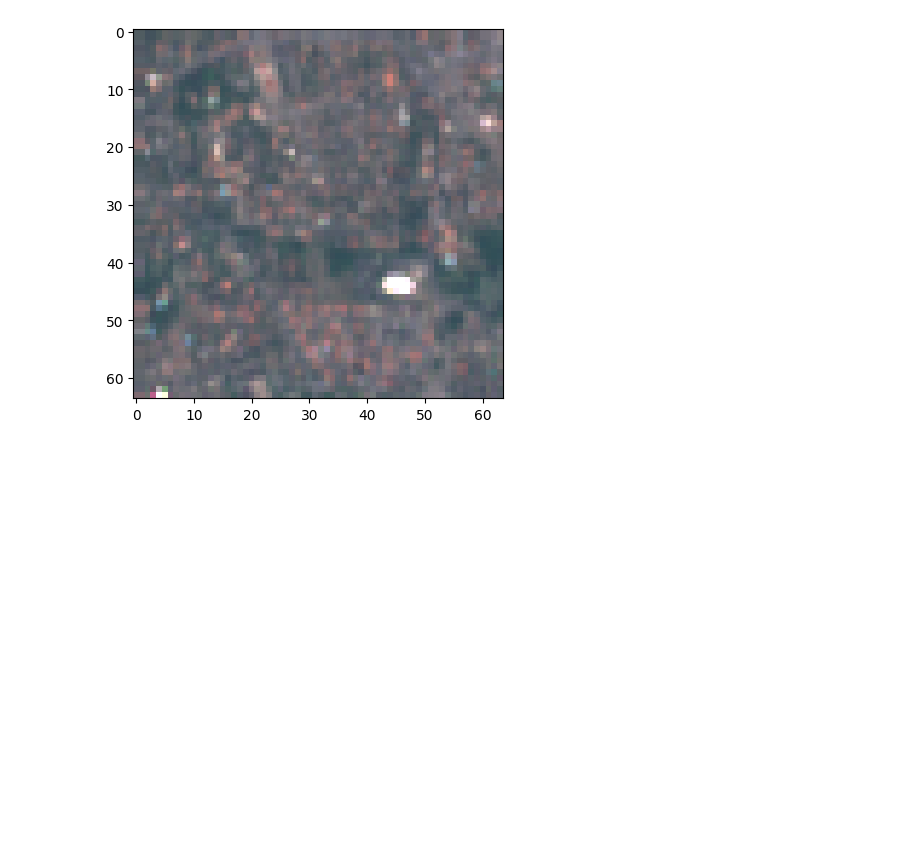
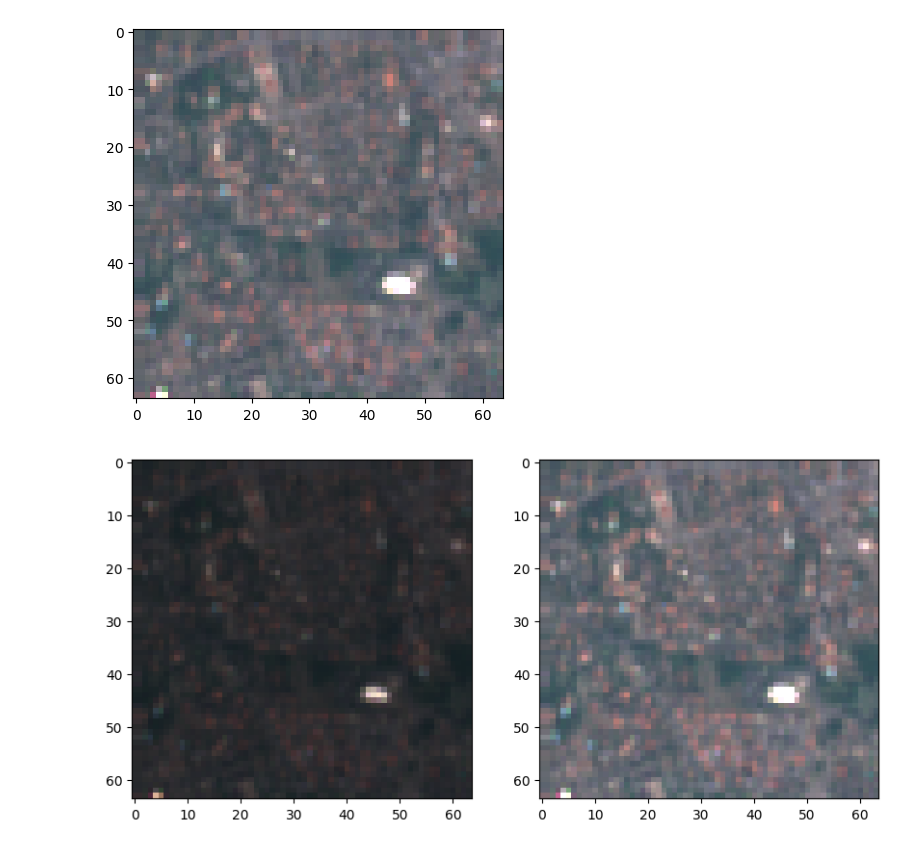
Before and after one commit to butchland/fastai-torchgeo, a Jupyter notebook: nbs/00_core.ipynb, the cells around one changed output. Cells and saved outputs as stored; diff of their text form; code cells hidden in the pictures; blank space fills up the shorter version.

```diff
--- a/nbs/00_core.ipynb
+++ b/nbs/00_core.ipynb
@@ -162,0 +70,2 @@ __main__.GeoTensorImage
+# %%
+sat_image = sat_images[0]; sat_image
@@ -162,0 +79,3 @@ __main__.GeoTensorImage
+# %%
+data = load_tif(sat_image, chnls_last=False)
+data.shape # channels, height, width
@@ -162,0 +84,27 @@ __main__.GeoTensorImage
+# %%
+#| export
+def open_tif(fn:str|pathlib.Path, # The path to the TIFF image file
+             chnls:[int]=None, # The channels to load from the image
+             chnls_last:bool=True, # If True, the channel dimension is the last dimension
+             cls=th.Tensor, # The class of the tensor to create
+            ) -> th.Tensor: # A tensor array of the image
+    """
+    Creates a tensor from a TIFF image file.
+
+    #### Parameters
+
+    - `fn` (str): The path to the TIFF image file.
+    - `chnls` (list of int, optional): The channels to load from the image. Default to `None`, which loads all channels
+    - `chnls_last` (bool, optional): If `True`, the channel dimension is the last dimension. Default to `True`.
+    - `cls` (class, optional): The class of the tensor to create. Defaults to `torch.Tensor`
+
+    #### Returns
+
+    - `Tensor`: A pytorch tensor created from the TIFF image file.
+    """
+
+    arr = load_tif(fn, chnls_last=chnls_last)
+    if chnls is not None:
+        arr = arr[..., chnls] if chnls_last else arr[..., chnls, :,:]
+    th_arr = th.from_numpy(arr.astype(np.int32)).type(th.float32)
+    return cls(th_arr)
@@ -163,3 +242,5 @@ __main__.GeoTensorImage
+# %%
+geo_img = GeoTensorImage.create(sat_image)
 # %%
 geo_img
 # %% [output]
@@ -181,2 +287,9 @@ geo_img.show(scaler=0.7, bright=1.7)
 # %% [output]
 [figure]
+# %%
+fig,ax = plt.subplots(1, 2, figsize=(10,10))
+geo_img.show(ctx=ax[0])
+geo_img.show(ctx=ax[1], scaler=0.4)
+plt.show()
+# %% [output]
+[figure, added]
```
Also changed, not shown: parts of 44 cells of this notebook, 2 other files.
